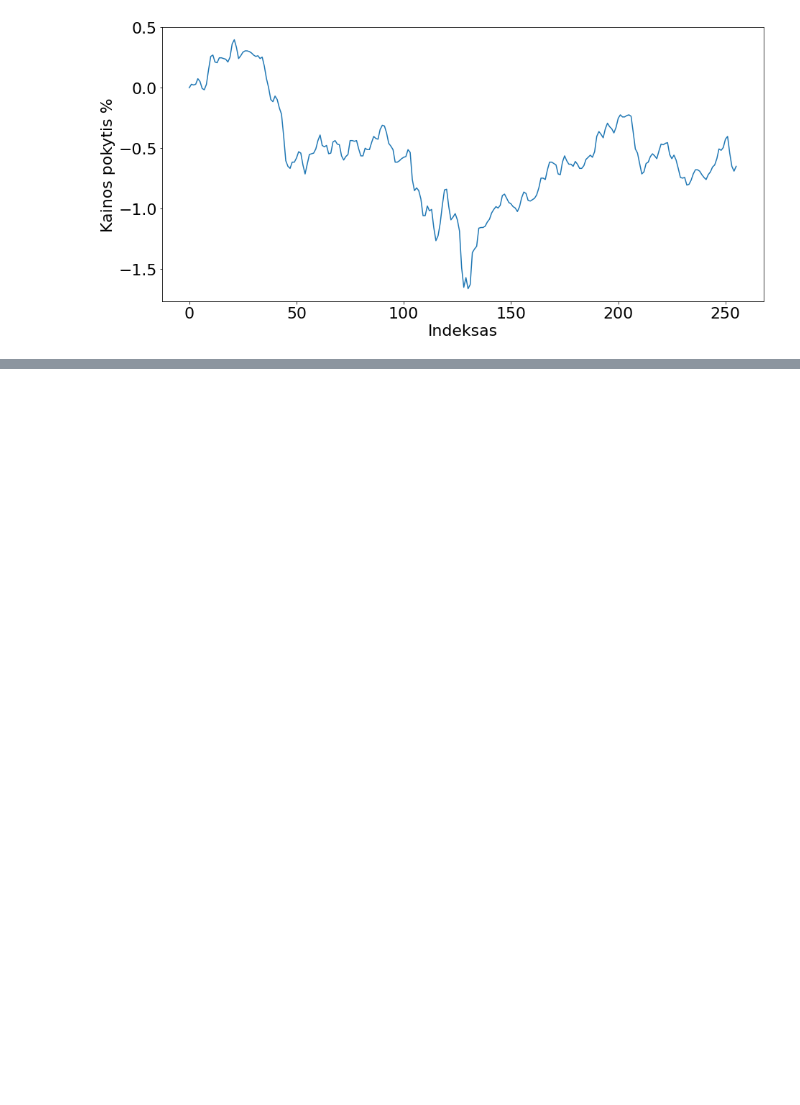
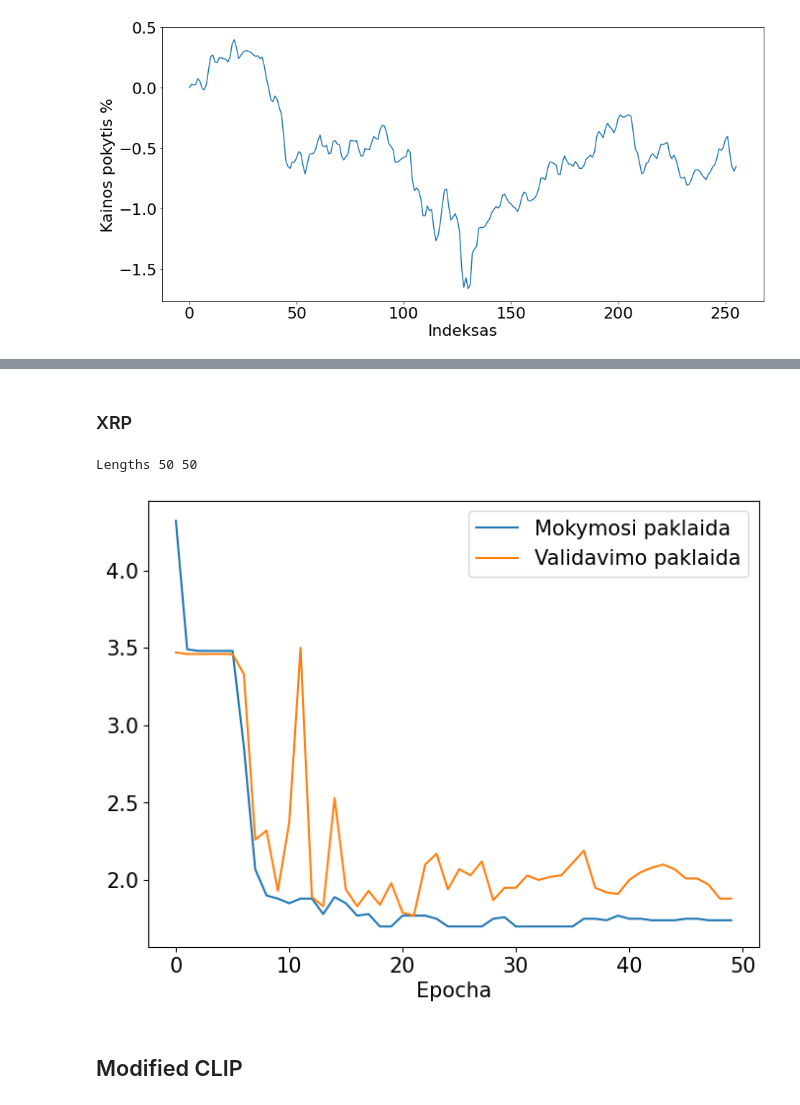
Before and after one commit to MGaulia/CLIP-Timeseries, a Jupyter notebook: 7 Paper's images.ipynb, the cells around one changed output, grey strips where cells are left out. Drawn from its saved outputs; the diff is of its cells as text; code cells hidden in the pictures; blank space fills up the shorter version.

```diff
--- a/images.ipynb
+++ b/7 Paper's images.ipynb
@@ -213,0 +271,18 @@ plt.savefig('xrp_pct_change.png')
+# %% [markdown]
+### XRP
+# %%
+df = pd.read_fwf('training_logs/XRP_images_50_epoch_10000.txt').INTRO.values
+eth_tl, eth_vl = get_losses(df)
+n = len(eth_tl)
+ids = [i for i in range(n)]
+plt.figure(figsize=(8, 6), dpi=100)
+plt.xlabel("Epocha")
+plt.plot(ids, eth_tl[:n], label = 'Mokymosi paklaida')
+plt.plot(ids, eth_vl[:n], label = 'Validavimo paklaida')
+plt.legend(loc="upper right")
+plt.savefig('xrp_mage_loss.png', dpi=100)
+# %% [output]
+Lengths 50 50
+[figure, added]
+# %% [markdown]
+## Modified CLIP
```
Also changed, not shown: parts of 19 cells of this notebook, 1 other file.
